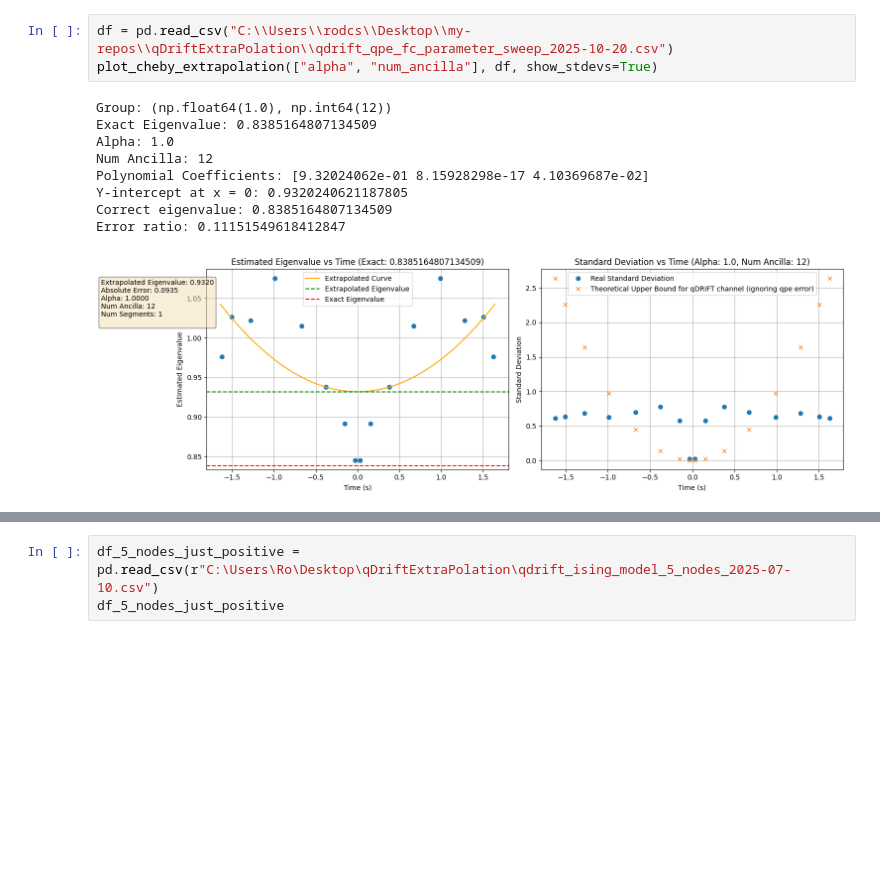
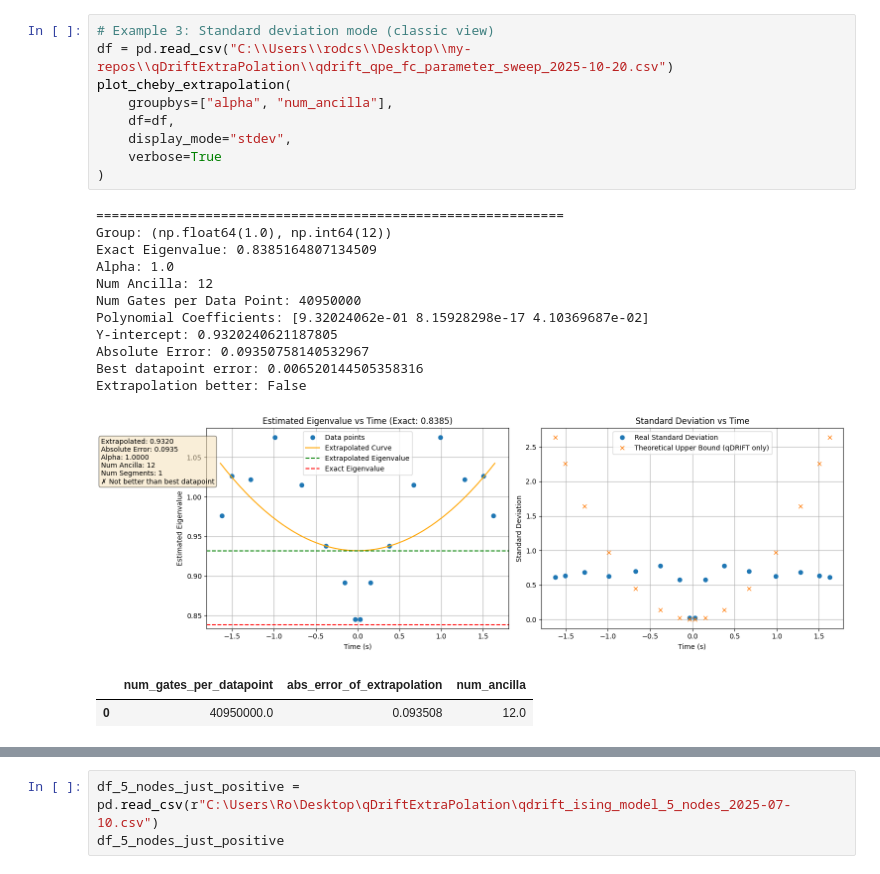
Before and after one commit to Rick0317/qDriftExtraPolation, a Jupyter notebook: results/interp/extrapolation.ipynb, the cells around one changed output, grey strips where cells are left out. Drawn from its saved outputs; the diff is of its cells as text; blank space fills up the shorter version.

```diff
--- a/results/interp/extrapolation.ipynb
+++ b/results/interp/extrapolation.ipynb
@@ -149,16 +191,27 @@ Extrapolated value is NOT a better approximation than the best chebyshev node.
 # %%
+# Example 3: Standard deviation mode (classic view)
 df = pd.read_csv("C:\\Users\\rodcs\\Desktop\\my-repos\\qDriftExtraPolation\\qdrift_qpe_fc_parameter_sweep_2025-10-20.csv")
-plot_cheby_extrapolation(["alpha", "num_ancilla"], df, show_stdevs=True)
+plot_cheby_extrapolation(
+    groupbys=["alpha", "num_ancilla"],
+    df=df,
+    display_mode="stdev",
+    verbose=True
+)
 # %% [output]
+============================================================
 Group: (np.float64(1.0), np.int64(12))
 Exact Eigenvalue: 0.8385164807134509
 Alpha: 1.0
 Num Ancilla: 12
+Num Gates per Data Point: 40950000
 Polynomial Coefficients: [9.32024062e-01 8.15928298e-17 4.10369687e-02]
-Y-intercept at x = 0: 0.9320240621187805
-Correct eigenvalue: 0.8385164807134509
-Error ratio: 0.11151549618412847
+Y-intercept: 0.9320240621187805
+Absolute Error: 0.09350758140532967
+Best datapoint error: 0.006520144505358316
+Extrapolation better: False
-[figure, old version]
+[figure, new version]
+|  | num_gates_per_datapoint | abs_error_of_extrapolation | num_ancilla |
+| 0 | 40950000.0 | 0.093508 | 12.0 |
 # %%
 df = pd.read_csv(r"C:\Users\rodcs\Desktop\my-repos\qDriftExtraPolation\qdrift_qpe_fc_parameter_sweep_2025-10-02.csv")
 df = df[df["time"] > df["time"].min()]  # filter out the zero time data points
```
Also changed, not shown: parts of 19 cells of this notebook, 14 other files.
